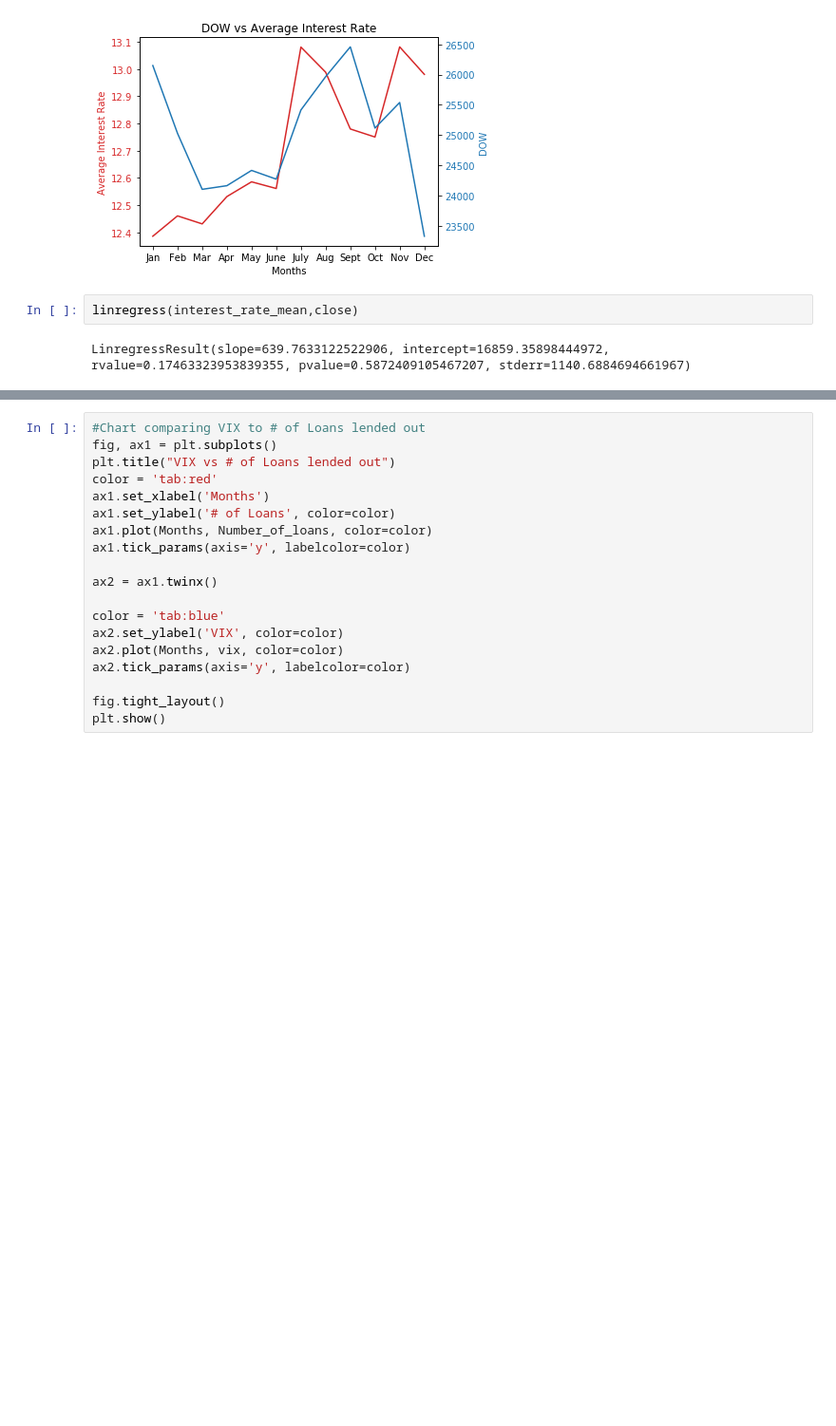
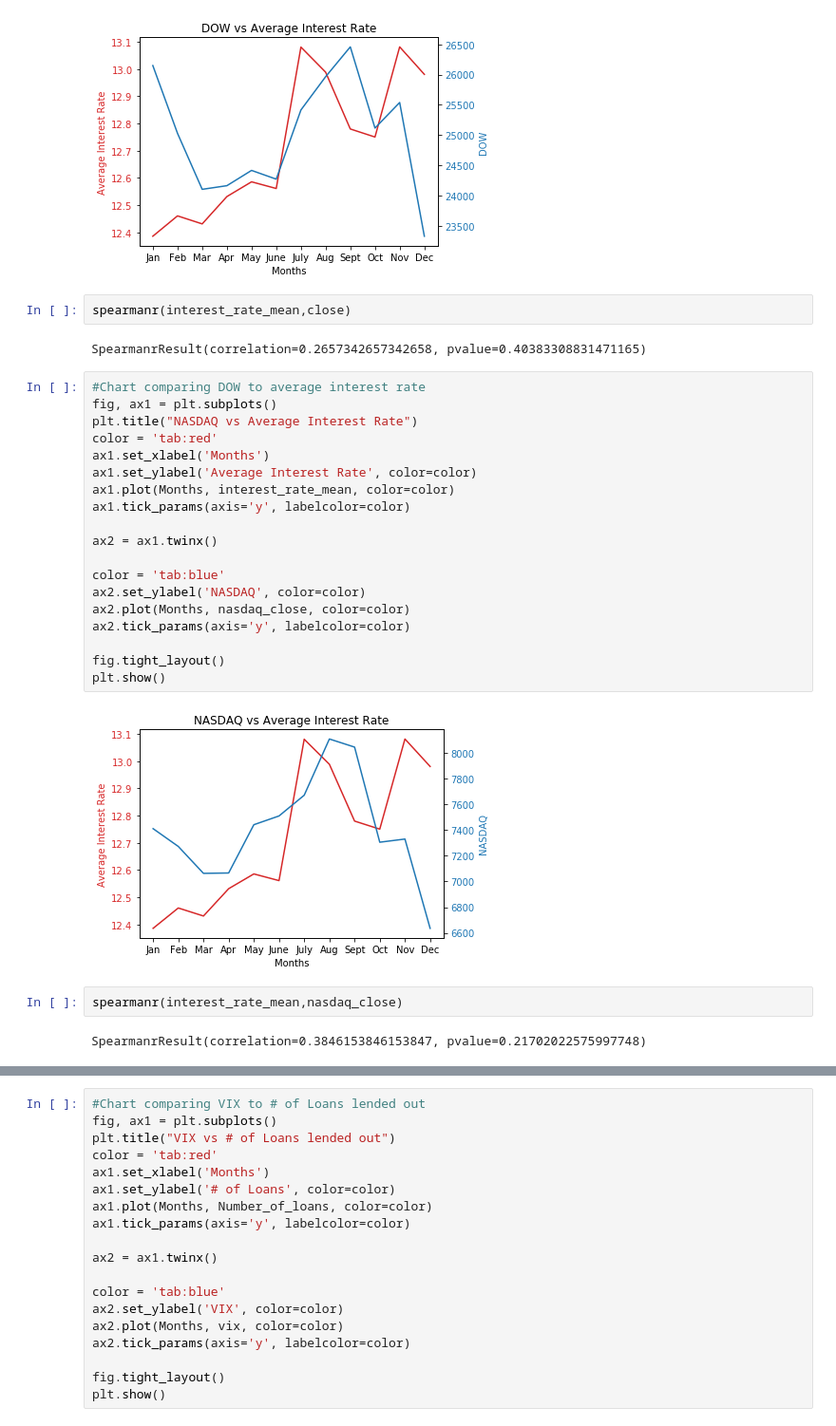
Before and after one commit to Ironbark427/Team-1, a Jupyter notebook: Project.ipynb, the cells around one changed output, grey strips where cells are left out. Shown at 95% size. Cells and saved outputs as stored; diff of their text form; blank space fills up the shorter version.

```diff
--- a/Project.ipynb
+++ b/Project.ipynb
@@ -400,7 +465,32 @@ plt.show()
 # %% [output]
 [figure]
 # %%
-linregress(interest_rate_mean,close)
+spearmanr(interest_rate_mean,close)
 # %% [output]
-LinregressResult(slope=639.7633122522906, intercept=16859.35898444972, rvalue=0.17463323953839355, pvalue=0.5872409105467207, stderr=1140.6884694661967)
+SpearmanrResult(correlation=0.2657342657342658, pvalue=0.40383308831471165)
+# %%
+#Chart comparing DOW to average interest rate
+fig, ax1 = plt.subplots()
+plt.title("NASDAQ vs Average Interest Rate")
+color = 'tab:red'
+ax1.set_xlabel('Months')
+ax1.set_ylabel('Average Interest Rate', color=color)
+ax1.plot(Months, interest_rate_mean, color=color)
+ax1.tick_params(axis='y', labelcolor=color)
+
+ax2 = ax1.twinx()
+
+color = 'tab:blue'
+ax2.set_ylabel('NASDAQ', color=color)
+ax2.plot(Months, nasdaq_close, color=color)
+ax2.tick_params(axis='y', labelcolor=color)
+
+fig.tight_layout()
+plt.show()
+# %% [output]
+[figure, added]
+# %%
+spearmanr(interest_rate_mean,nasdaq_close)
+# %% [output]
+SpearmanrResult(correlation=0.3846153846153847, pvalue=0.21702022575997748)
 # %%
```
Also changed, not shown: parts of 16 cells of this notebook, 2 other files.
